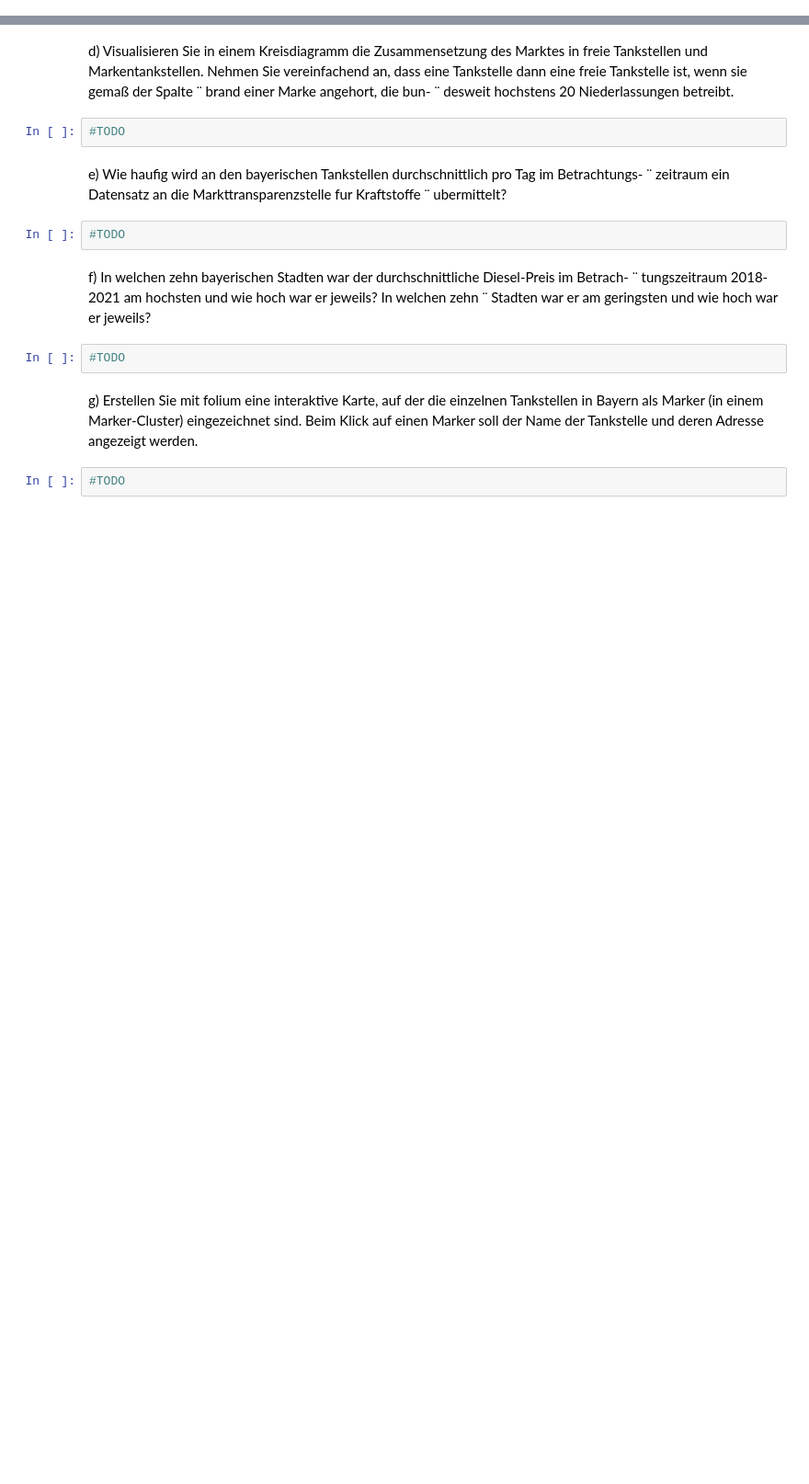
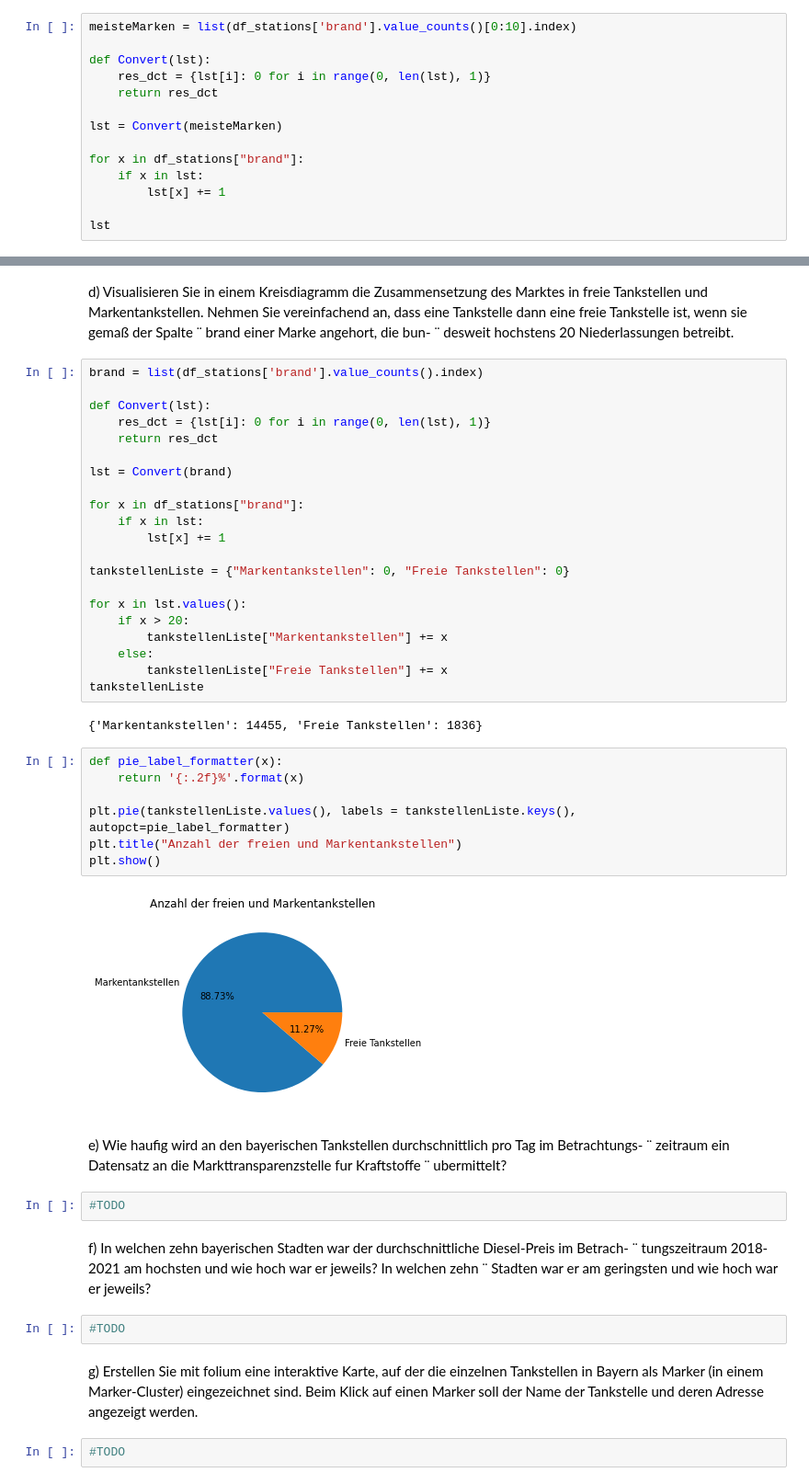
Before and after one commit to TechPiranja/DA_Stud, a Jupyter notebook: nachname_vorname.ipynb, the cells around one changed output, grey strips where cells are left out. Shown at 92% size. Cells and saved outputs as stored; diff of their text form; blank space fills up the shorter version.

```diff
--- a/nachname_vorname.ipynb
+++ b/nachname_vorname.ipynb
@@ -209,0 +246,14 @@ Wie viele Niederlassungen sind es jeweils?
+# %%
+meisteMarken = list(df_stations['brand'].value_counts()[0:10].index)
+
+def Convert(lst):
+    res_dct = {lst[i]: 0 for i in range(0, len(lst), 1)}
+    return res_dct
+
+lst = Convert(meisteMarken)
+
+for x in df_stations["brand"]:
+    if x in lst:
+        lst[x] += 1
+
+lst
@@ -215,8 +279,38 @@ c) Welcher Anteil der Tankstellen hat sonntags geoffnet?
 d) Visualisieren Sie in einem Kreisdiagramm die Zusammensetzung des Marktes in freie Tankstellen und Markentankstellen. Nehmen Sie vereinfachend an, dass eine Tankstelle dann
 eine freie Tankstelle ist, wenn sie gemaß der Spalte ¨ brand einer Marke angehort, die bun- ¨
 desweit hochstens 20 Niederlassungen betreibt.
-# %%
-#TODO
+# %%
+brand = list(df_stations['brand'].value_counts().index)
+
+def Convert(lst):
+    res_dct = {lst[i]: 0 for i in range(0, len(lst), 1)}
+    return res_dct
+
+lst = Convert(brand)
+
+for x in df_stations["brand"]:
+    if x in lst:
+        lst[x] += 1
+
+tankstellenListe = {"Markentankstellen": 0, "Freie Tankstellen": 0}
+
+for x in lst.values():
+    if x > 20:
+        tankstellenListe["Markentankstellen"] += x
+    else:
+        tankstellenListe["Freie Tankstellen"] += x
+tankstellenListe
+# %% [output]
+{'Markentankstellen': 14455, 'Freie Tankstellen': 1836}
+# %%
+def pie_label_formatter(x):
+    return '{:.2f}%'.format(x)
+
+plt.pie(tankstellenListe.values(), labels = tankstellenListe.keys(), autopct=pie_label_formatter)
+plt.title("Anzahl der freien und Markentankstellen")
+plt.show()
+# %% [output]
+[figure, added]
 # %% [markdown]
 e) Wie haufig wird an den bayerischen Tankstellen durchschnittlich pro Tag im Betrachtungs- ¨
 zeitraum ein Datensatz an die Markttransparenzstelle fur Kraftstoffe ¨ ubermittelt?
```
Also changed, not shown: parts of 16 cells of this notebook.
